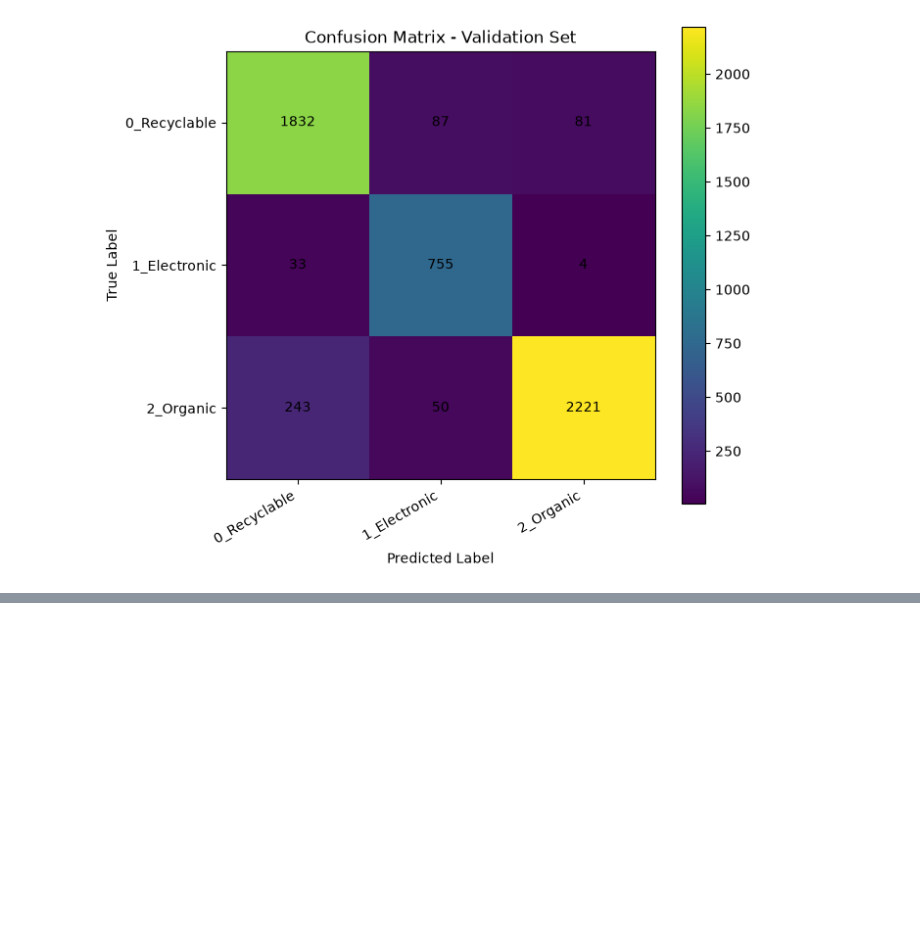
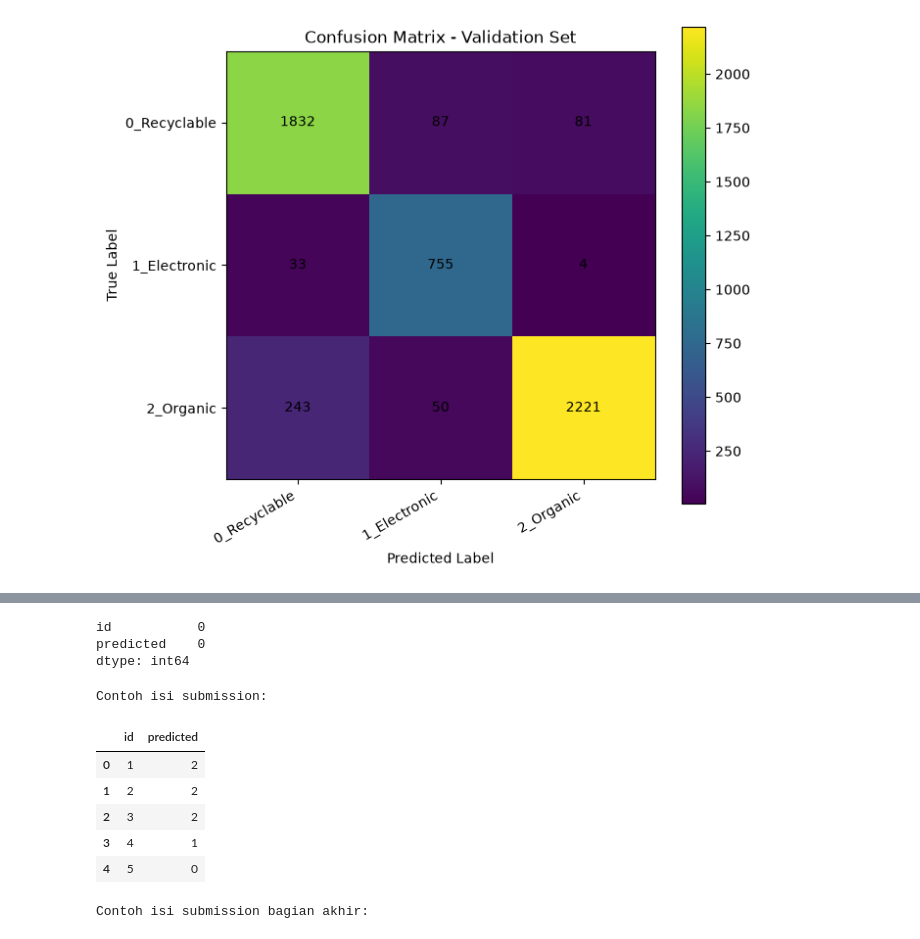
Before and after one commit to viannarka/BDC2026, a Jupyter notebook: notebooks/03_Baseline_Training.ipynb, the cells around one changed output, grey strips where cells are left out. Cells and saved outputs as stored; diff of their text form; code cells hidden in the pictures; blank space fills up the shorter version.

```diff
--- a/notebooks/03_Baseline_Training.ipynb
+++ b/notebooks/03_Baseline_Training.ipynb
@@ -870,0 +1284,68 @@ Confusion Matrix:
+# %%
+# ============================================================
+# CELL 16 — CEK ULANG FILE SUBMISSION
+# ============================================================
+
+if "submission_path" not in globals():
+    submission_path = SUBMISSION_DIR / "submission_mobilenetv3_small_baseline.csv"
+
+if not submission_path.exists():
+    raise FileNotFoundError(f"File submission tidak ditemukan: {submission_path}")
+
+final_submission_df = pd.read_csv(submission_path)
+
+print("File submission:")
+print(submission_path)
+
+print("\nShape submission:")
+print(final_submission_df.shape)
+
+print("\nKolom submission:")
+print(final_submission_df.columns.tolist())
+
+print("\nJumlah missing value per kolom:")
+display(final_submission_df.isna().sum())
+
+print("\nContoh isi submission:")
+display(final_submission_df.head())
+
+print("\nContoh isi submission bagian akhir:")
+display(final_submission_df.tail())
+
+# Cek duplikat pada kolom pertama, biasanya ID/filename
+id_col = final_submission_df.columns[0]
+target_col = final_submission_df.columns[-1]
+
+duplicate_count = final_submission_df[id_col].duplicated().sum()
+
+print("\nKolom ID yang dicek :", id_col)
+print("Kolom target        :", target_col)
+print("Jumlah duplikat ID  :", duplicate_count)
+
+print("\nDistribusi prediksi:")
+display(final_submission_df[target_col].value_counts().sort_index())
+
+# Bandingkan jumlah baris dengan test data
+if "test_df" in globals():
+    print("\nJumlah data test      :", len(test_df))
+    print("Jumlah baris submission:", len(final_submission_df))
+
+    if len(test_df) == len(final_submission_df):
+        print("Jumlah baris submission sudah sesuai dengan data test.")
+    else:
+        print("WARNING: Jumlah baris submission berbeda dengan data test.")
+
+# Bandingkan dengan template submission jika ada
+if "sample_submission_df" in globals():
+    print("\nJumlah baris template submission:", len(sample_submission_df))
+
+    if len(sample_submission_df) == len(final_submission_df):
+        print("Jumlah baris submission sesuai dengan template.")
+    else:
+        print("WARNING: Jumlah baris submission berbeda dengan template.")
+
+    if list(sample_submission_df.columns) == list(final_submission_df.columns):
+        print("Kolom submission sesuai dengan template.")
+    else:
+        print("WARNING: Kolom submission berbeda dengan template.")
+# %% [output]
@@ -870,0 +1362,11 @@ Confusion Matrix:
+id           0
+predicted    0
+dtype: int64
+Contoh isi submission:
+|  | id | predicted |
+| 0 | 1 | 2 |
+| 1 | 2 | 2 |
+| 2 | 3 | 2 |
+| 3 | 4 | 1 |
+| 4 | 5 | 0 |
+Contoh isi submission bagian akhir:
```
Also changed, not shown: parts of 9 cells of this notebook.
